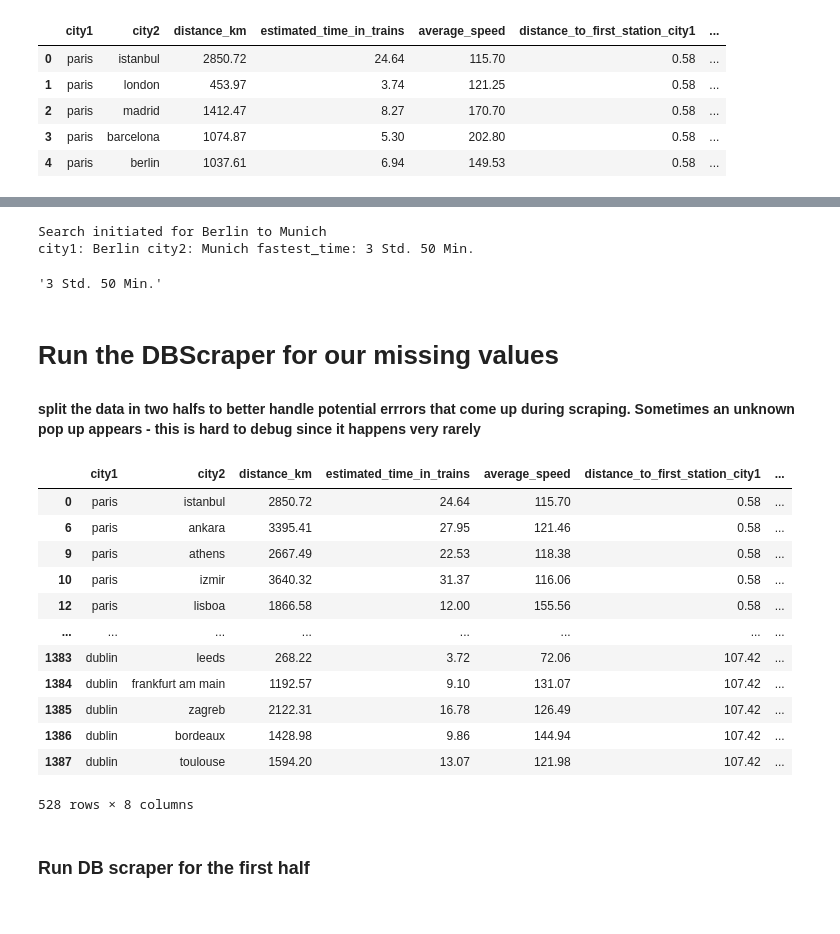
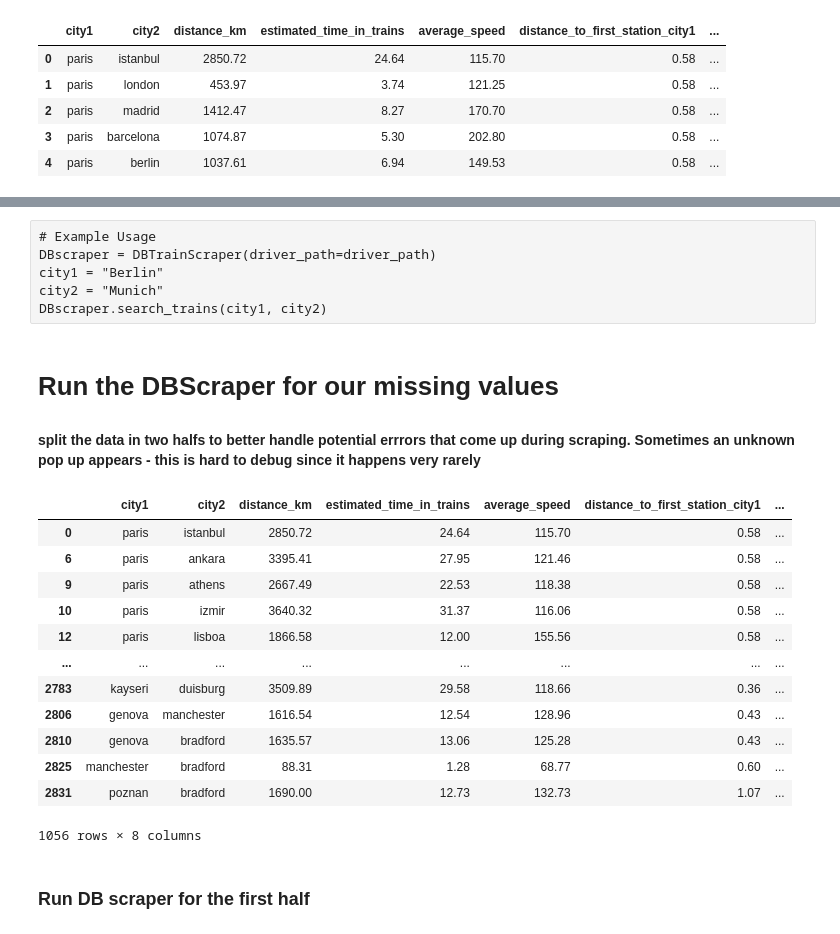
Before and after one commit to Niledough/DOPP_Exercise_2, a Jupyter notebook: dopp-air-and-rail.ipynb, the cells around one changed output, grey strips where cells are left out. Saved outputs shown, nothing was run; the diff lists cells and outputs as text; code cells hidden in the pictures.

Commit message:
finished comments for train data and made most of the cells not executable

```diff
--- a/dopp-air-and-rail.ipynb
+++ b/dopp-air-and-rail.ipynb
@@ -1334,36 +1275,32 @@ class DBTrainScraper:
 
         finally:
             self.driver.quit()
-# %%
-# Example Usage
-DBscraper = DBTrainScraper(driver_path=driver_path)
-city1 = "Berlin"
-city2 = "Munich"
-DBscraper.search_trains(city1, city2)
-# %% [output]
-Search initiated for Berlin to Munich
-city1: Berlin city2: Munich fastest_time: 3 Std. 50 Min.
-'3 Std. 50 Min.'
+# %% [raw]
+# Example Usage
+DBscraper = DBTrainScraper(driver_path=driver_path)
+city1 = "Berlin"
+city2 = "Munich"
+DBscraper.search_trains(city1, city2)
 # %% [markdown]
 # Run the DBScraper for our missing values
 #### split the data in two halfs to better handle potential errrors that come up during scraping. Sometimes an unknown pop up appears - this is hard to debug since it happens very rarely
 # %%
 df_merged_train_scraper_filtered = pd.read_csv("data/train-data/df_merged_train_scraper_filtered.csv")
 # %%
-df_merged_train_scraper_filtered[df_merged_train_scraper_filtered["scraped_travel_time"] == "0"].iloc[:528]
+df_merged_train_scraper_filtered[df_merged_train_scraper_filtered["scraped_travel_time"] == "0"].iloc[:]
 # %% [output]
 |  | city1 | city2 | distance_km | estimated_time_in_trains | average_speed | distance_to_first_station_city1 | ... |
 | 0 | paris | istanbul | 2850.72 | 24.64 | 115.70 | 0.58 | ... |
 | 6 | paris | ankara | 3395.41 | 27.95 | 121.46 | 0.58 | ... |
 | 9 | paris | athens | 2667.49 | 22.53 | 118.38 | 0.58 | ... |
 | 10 | paris | izmir | 3640.32 | 31.37 | 116.06 | 0.58 | ... |
 | 12 | paris | lisboa | 1866.58 | 12.00 | 155.56 | 0.58 | ... |
 | ... | ... | ... | ... | ... | ... | ... | ... |
-| 1383 | dublin | leeds | 268.22 | 3.72 | 72.06 | 107.42 | ... |
-| 1384 | dublin | frankfurt am main | 1192.57 | 9.10 | 131.07 | 107.42 | ... |
-| 1385 | dublin | zagreb | 2122.31 | 16.78 | 126.49 | 107.42 | ... |
-| 1386 | dublin | bordeaux | 1428.98 | 9.86 | 144.94 | 107.42 | ... |
-| 1387 | dublin | toulouse | 1594.20 | 13.07 | 121.98 | 107.42 | ... |
+| 2783 | kayseri | duisburg | 3509.89 | 29.58 | 118.66 | 0.36 | ... |
+| 2806 | genova | manchester | 1616.54 | 12.54 | 128.96 | 0.43 | ... |
+| 2810 | genova | bradford | 1635.57 | 13.06 | 125.28 | 0.43 | ... |
+| 2825 | manchester | bradford | 88.31 | 1.28 | 68.77 | 0.60 | ... |
+| 2831 | poznan | bradford | 1690.00 | 12.73 | 132.73 | 1.07 | ... |
-528 rows × 8 columns
+1056 rows × 8 columns
 # %% [markdown]
 ### Run DB scraper for the first half
```
Also changed, not shown: parts of 94 cells of this notebook.
